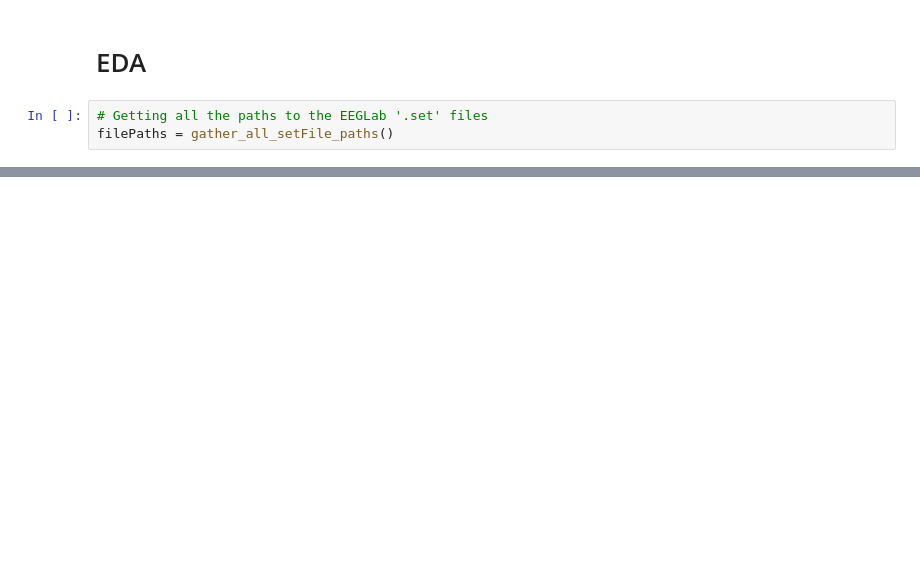
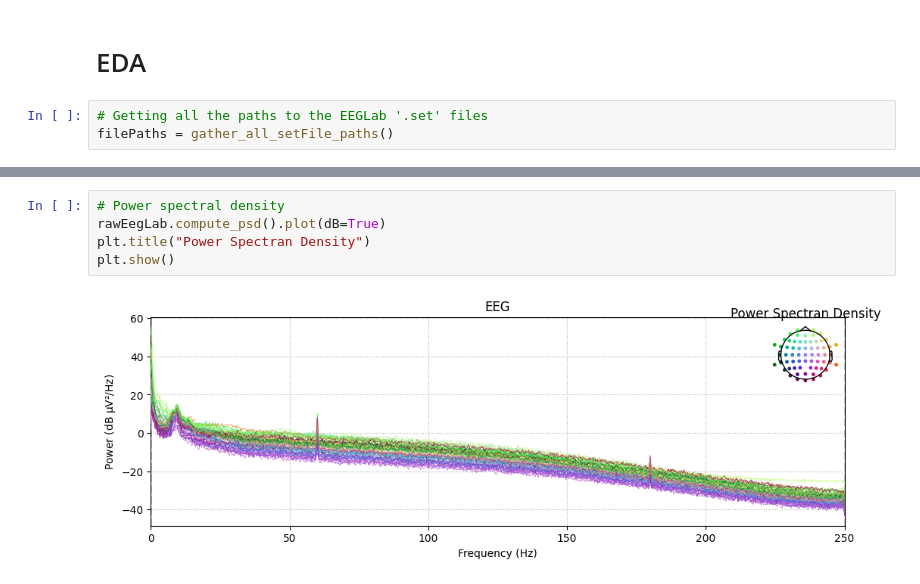
Before and after one commit to Nobi004/Parkinson_disease-EEG_Data_Analysis, a Jupyter notebook: main.ipynb, the cells around one changed output, grey strips where cells are left out. Saved outputs shown, nothing was run; the diff lists cells and outputs as text; blank space fills up the shorter version.

```diff
--- a/main.ipynb
+++ b/main.ipynb
@@ -168,0 +187,7 @@ IndexError: list index out of range
+# %%
+# Power spectral density
+rawEegLab.compute_psd().plot(dB=True)
+plt.title("Power Spectran Density")
+plt.show()
+# %% [output]
+[figure, added]
```
Also changed, not shown: parts of 10 cells of this notebook.
